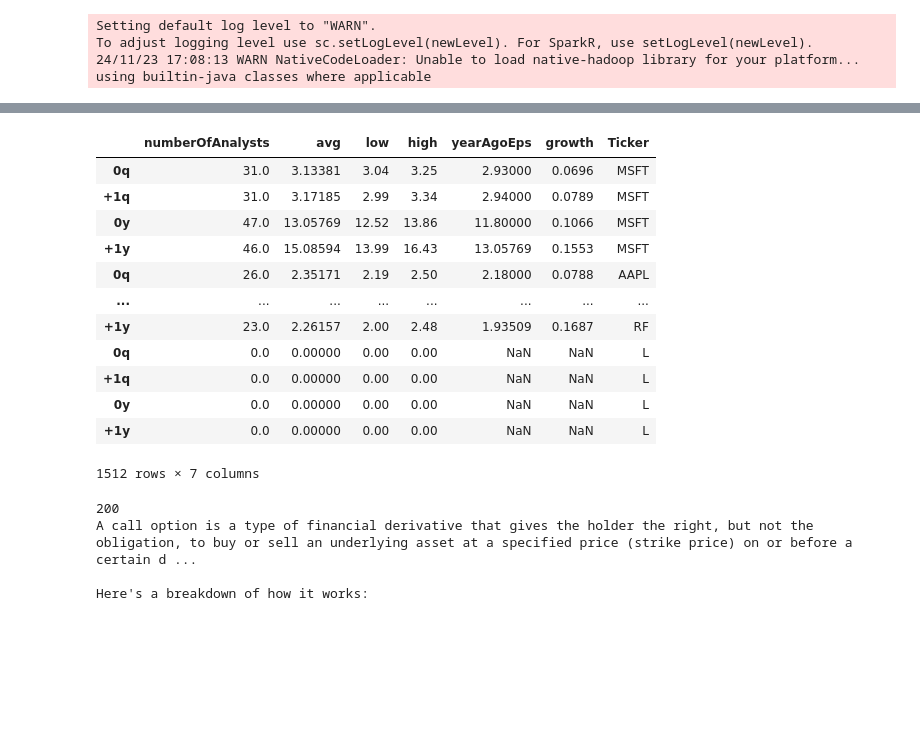
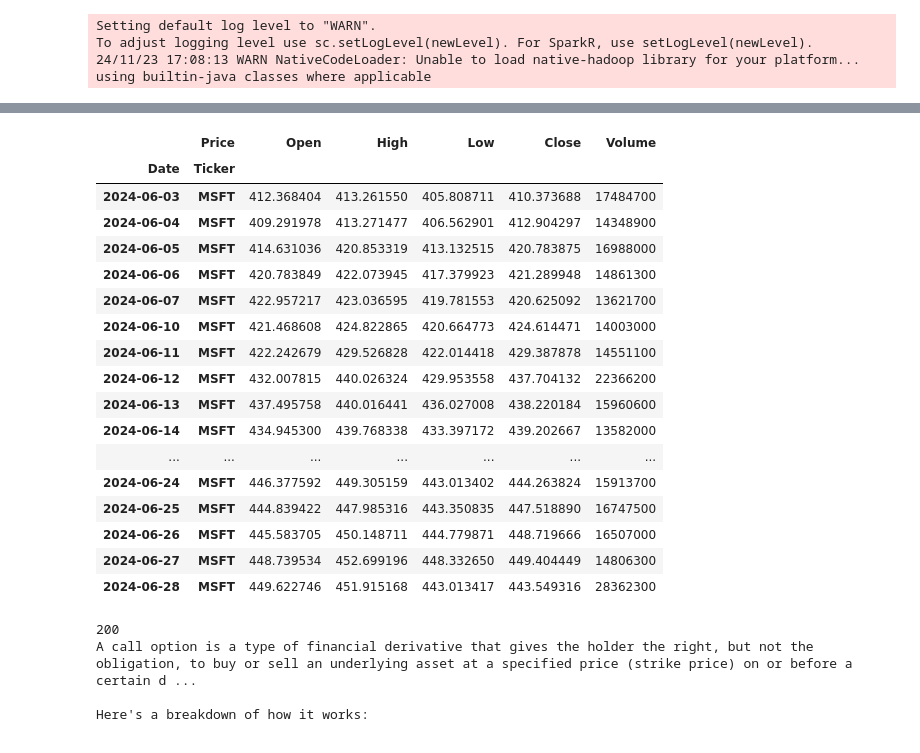
Before and after one commit to Starfalco/MKTmasta, a Jupyter notebook: Buy & Hold Port Screener - Multi tasking - 10.03.23.ipynb, the cells around one changed output, grey strips where cells are left out. Drawn from its saved outputs; the diff is of its cells as text; code cells hidden in the pictures; blank space fills up the shorter version.

```diff
--- a/Buy & Hold Port Screener - Multi tasking - 10.03.23.ipynb
+++ b/Buy & Hold Port Screener - Multi tasking - 10.03.23.ipynb
@@ -62,24 +114,29 @@ df.show()
 +------+--------------------+--------------------+
 only showing top 20 rows
 # %%
-df = pd.read_parquet('extracts/earnings_estimate.parquet')
-
+df = pd.read_parquet('extracts/price_msft.parquet')
+df
 # Read Data from Delta table
-df
+# df
 # %% [output]
-|  | numberOfAnalysts | avg | low | high | yearAgoEps | growth | Ticker |
-| 0q | 31.0 | 3.13381 | 3.04 | 3.25 | 2.93000 | 0.0696 | MSFT |
-| +1q | 31.0 | 3.17185 | 2.99 | 3.34 | 2.94000 | 0.0789 | MSFT |
-| 0y | 47.0 | 13.05769 | 12.52 | 13.86 | 11.80000 | 0.1066 | MSFT |
-| +1y | 46.0 | 15.08594 | 13.99 | 16.43 | 13.05769 | 0.1553 | MSFT |
-| 0q | 26.0 | 2.35171 | 2.19 | 2.50 | 2.18000 | 0.0788 | AAPL |
-| ... | ... | ... | ... | ... | ... | ... | ... |
-| +1y | 23.0 | 2.26157 | 2.00 | 2.48 | 1.93509 | 0.1687 | RF |
-| 0q | 0.0 | 0.00000 | 0.00 | 0.00 | NaN | NaN | L |
-| +1q | 0.0 | 0.00000 | 0.00 | 0.00 | NaN | NaN | L |
-| 0y | 0.0 | 0.00000 | 0.00 | 0.00 | NaN | NaN | L |
-| +1y | 0.0 | 0.00000 | 0.00 | 0.00 | NaN | NaN | L |
+|  | Price | Open | High | Low | Close | Volume |
+| Date | Ticker |  |  |  |  |  |
+| 2024-06-03 | MSFT | 412.368404 | 413.261550 | 405.808711 | 410.373688 | 17484700 |
+| 2024-06-04 | MSFT | 409.291978 | 413.271477 | 406.562901 | 412.904297 | 14348900 |
+| 2024-06-05 | MSFT | 414.631036 | 420.853319 | 413.132515 | 420.783875 | 16988000 |
+| 2024-06-06 | MSFT | 420.783849 | 422.073945 | 417.379923 | 421.289948 | 14861300 |
+| 2024-06-07 | MSFT | 422.957217 | 423.036595 | 419.781553 | 420.625092 | 13621700 |
+| 2024-06-10 | MSFT | 421.468608 | 424.822865 | 420.664773 | 424.614471 | 14003000 |
+| 2024-06-11 | MSFT | 422.242679 | 429.526828 | 422.014418 | 429.387878 | 14551100 |
+| 2024-06-12 | MSFT | 432.007815 | 440.026324 | 429.953558 | 437.704132 | 22366200 |
+| 2024-06-13 | MSFT | 437.495758 | 440.016441 | 436.027008 | 438.220184 | 15960600 |
+| 2024-06-14 | MSFT | 434.945300 | 439.768338 | 433.397172 | 439.202667 | 13582000 |
+| ... | ... | ... | ... | ... | ... | ... |
+| 2024-06-24 | MSFT | 446.377592 | 449.305159 | 443.013402 | 444.263824 | 15913700 |
+| 2024-06-25 | MSFT | 444.839422 | 447.985316 | 443.350835 | 447.518890 | 16747500 |
+| 2024-06-26 | MSFT | 445.583705 | 450.148711 | 444.779871 | 448.719666 | 16507000 |
+| 2024-06-27 | MSFT | 448.739534 | 452.699196 | 448.332650 | 449.404449 | 14806300 |
+| 2024-06-28 | MSFT | 449.622746 | 451.915168 | 443.013417 | 443.549316 | 28362300 |
-1512 rows × 7 columns
 # %%
 # The API endpoint url
 url = "http://localhost:11434/api/generate"
```
Also changed, not shown: parts of 3 cells of this notebook, 7 other files.
